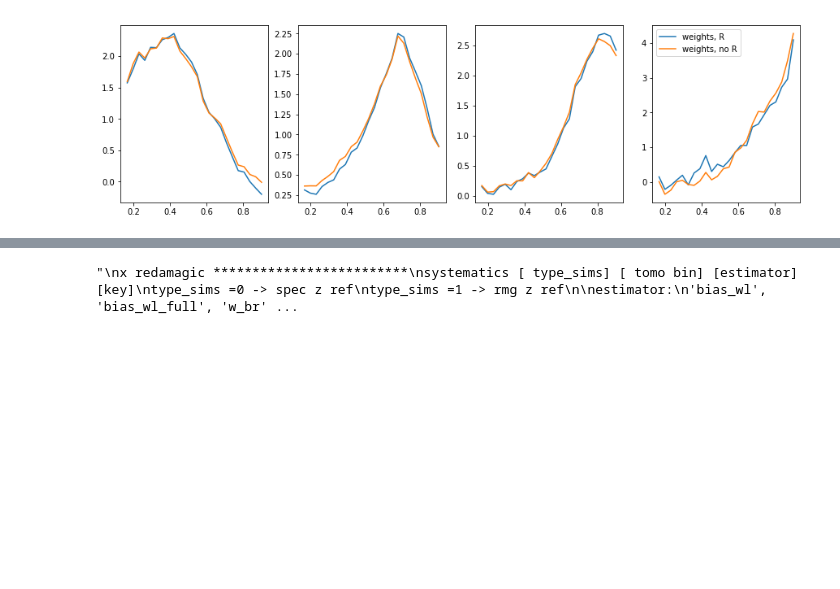
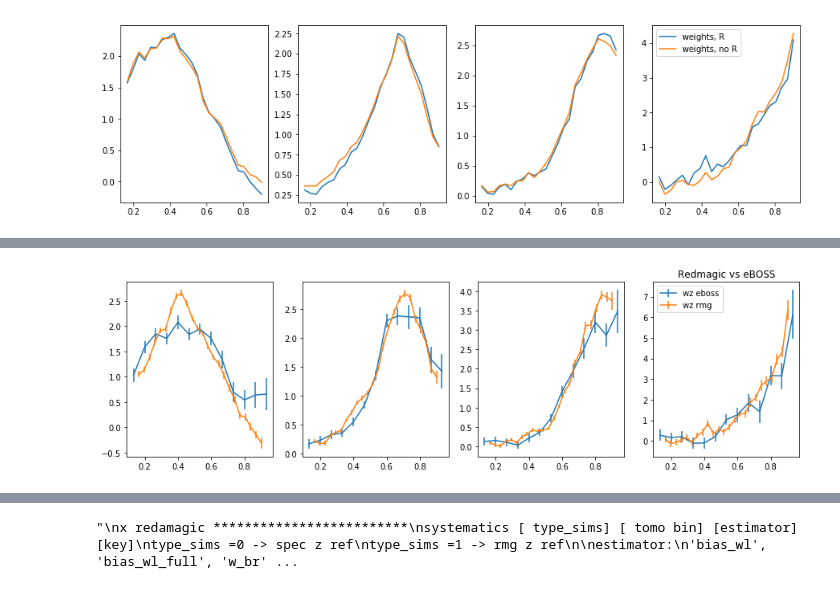
Before and after one commit to mgatti29/CORE, a Jupyter notebook: Results_data.ipynb, the cells around one changed output, grey strips where cells are left out. Drawn from its saved outputs; the diff is of its cells as text; code cells hidden in the pictures; blank space fills up the shorter version.

```diff
--- a/Results_data.ipynb
+++ b/Results_data.ipynb
@@ -661,0 +756,14 @@ ax[3].legend()
+# %%
+fig, ax = plt.subplots(1, 4, figsize=(15,4))
+
+for i in range(4):
+    z = runs_data_comp['eboss_R_w'].z
+    #ax[i].errorbar(z, runs_data['eboss_R_w'].sompz[i], label='sompz')
+    ax[i].errorbar(z, runs_data_comp['eboss_R_w'].Nz['wdm_br'][i,:,0], runs_data_comp['eboss_R_w'].Nz_err['wdm_br'][i,:], label='wz eboss')
+    z = runs_data['rmg_R_w'].z
+    ax[i].errorbar(z, runs_data['rmg_R_w'].Nz['wdm_br'][i,:,0], runs_data['rmg_R_w'].Nz_err['wdm_br'][i,:], label='wz rmg')
+plt.legend()
+plt.title('Redmagic vs eBOSS')
+plt.savefig('./nz_rm_eboss.pdf')
+# %% [output]
+[figure, added]
```
Also changed, not shown: parts of 141 cells of this notebook.
